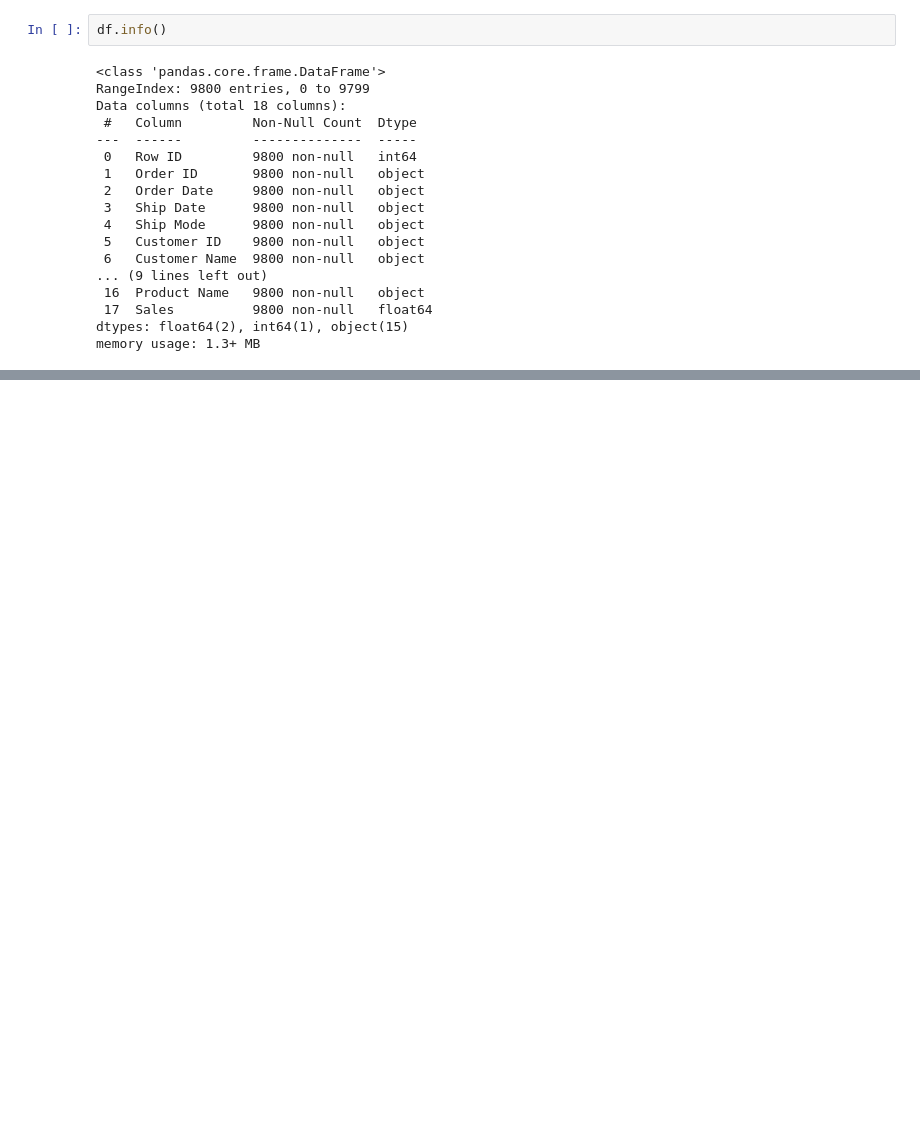
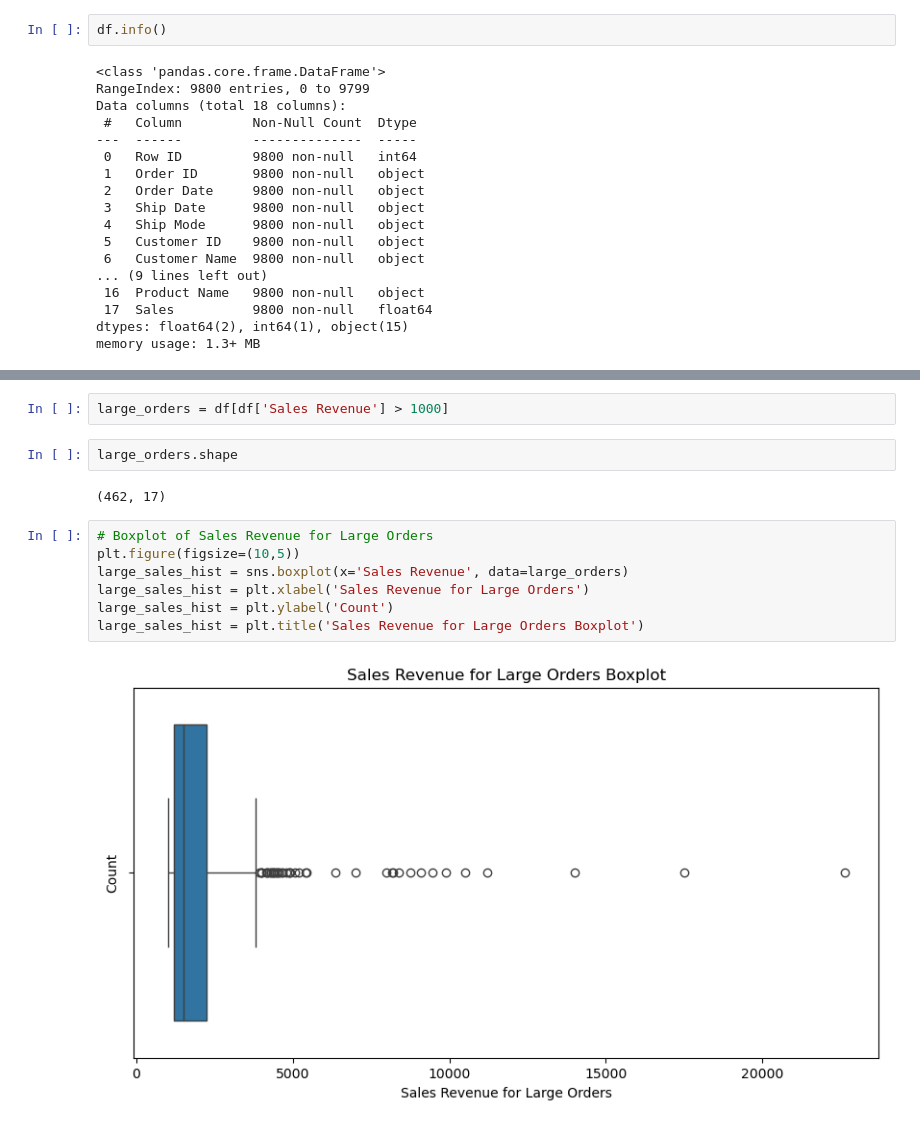
Before and after one commit to Vince-VC/Springboard_Capstone_3, a Jupyter notebook: notebooks/02_sales_data_wrangling.ipynb, the cells around one changed output, grey strips where cells are left out. Drawn from its saved outputs; the diff is of its cells as text; blank space fills up the shorter version.

```diff
--- a/notebooks/02_sales_data_wrangling.ipynb
+++ b/notebooks/02_sales_data_wrangling.ipynb
@@ -64,0 +186,15 @@ array(['08/11/2017', '12/06/2017', '11/10/2016', ..., '18/06/2015',
+# %%
+large_orders = df[df['Sales Revenue'] > 1000]
+# %%
+large_orders.shape
+# %% [output]
+(462, 17)
+# %%
+# Boxplot of Sales Revenue for Large Orders
+plt.figure(figsize=(10,5))
+large_sales_hist = sns.boxplot(x='Sales Revenue', data=large_orders)
+large_sales_hist = plt.xlabel('Sales Revenue for Large Orders')
+large_sales_hist = plt.ylabel('Count')
+large_sales_hist = plt.title('Sales Revenue for Large Orders Boxplot')
+# %% [output]
+[figure, added]
```
Also changed, not shown: parts of 36 cells of this notebook, 2 other files.
